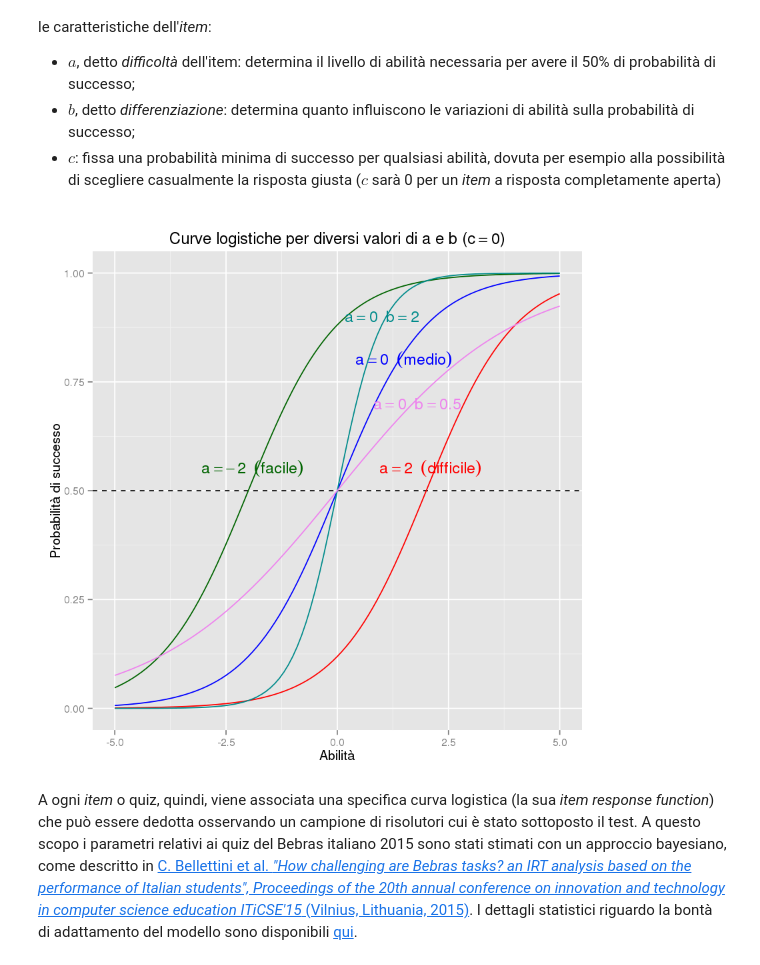
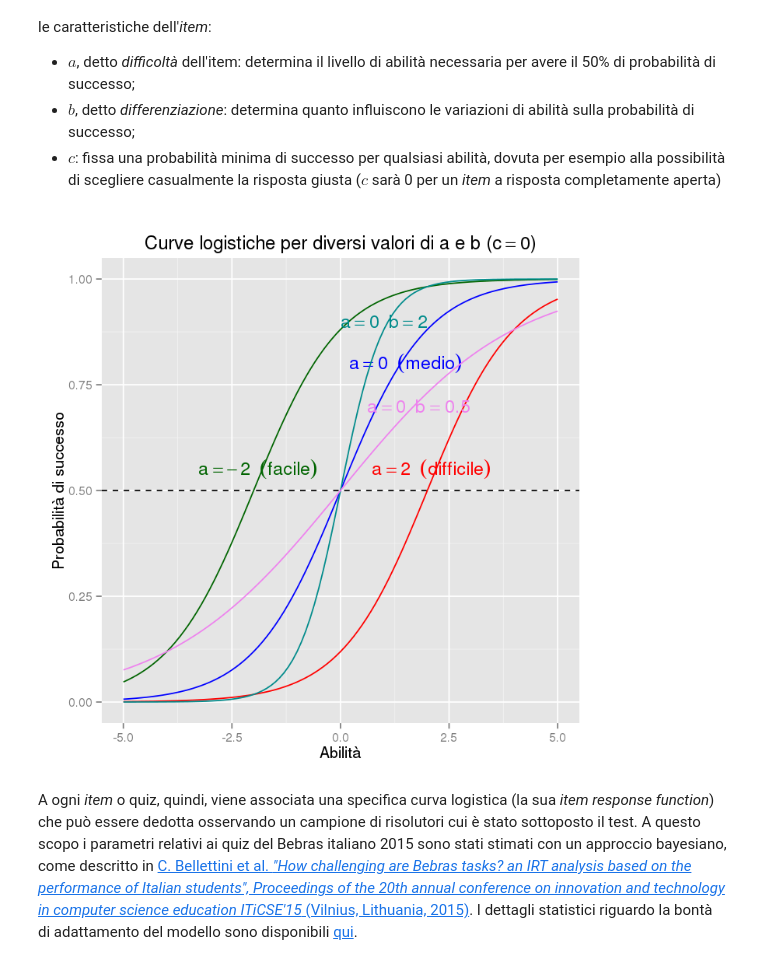
Before and after one commit to monga/bebras-it-nb, a Jupyter notebook: bebras-it.ipynb, the cells around one changed output. Drawn from its saved outputs; the diff is of its cells as text; code cells hidden in the pictures.

```diff
--- a/bebras-it.ipynb
+++ b/bebras-it.ipynb
@@ -25,23 +16,35 @@ data <- transform(data,
 # %%
 library("ggplot2")
-p <- ggplot(data, aes(x=x));
-p <- p + scale_x_continuous();
-p <- p + geom_hline(yintercept=0.5, linetype="dashed");
-p <- p + geom_line(aes(y=y_hard), color="red");
-p <- p + annotate("text", x=2.1, y=.55, label="a == 2 ~~(plain(difficile))", parse=TRUE, color="red");
-p <- p + geom_line(aes(y=y_easy), color="dark green");
-p <- p + annotate("text", x=-1.9, y=.55, label="a == -2 ~~(plain(facile))", parse=TRUE, color="dark green");
-p <- p + geom_line(aes(y=y_mean), color="blue");
-p <- p + annotate("text", x=1.5, y=.8, label="a == 0 ~~(plain(medio))", parse=TRUE, color="blue");
-p <- p + geom_line(aes(y=y_hdiscrimination), color="dark cyan");
-p <- p + annotate("text", x=1, y=.9, label="a == 0 ~~ b == 2", parse=TRUE, color="dark cyan");
-p <- p + geom_line(aes(y=y_ldiscrimination), color="violet");
-p <- p + annotate("text", x=1.8, y=.7, label="a == 0 ~~ b == .5", parse=TRUE, color="violet");
+data <- data.frame(x=seq(-5,5,.1))
+data <- transform(data,
+                  y_mean = logistic(x),
+                  y_hard = logistic(x,a=2),
+                  y_easy=logistic(x,a=-2),
+                  y_hdiscrimination=logistic(x,b=2),
+                  y_ldiscrimination=logistic(x,b=.5)
+                 );
+
+options(repr.plot.width=6, repr.plot.height=6)
+p <- ggplot(data, aes(x=x))
+p <- p + scale_x_continuous()
+p <- p + geom_hline(yintercept=0.5, linetype="dashed")
+p <- p + geom_line(aes(y=y_hard), color="red")
+p <- p + annotate("text", x=2.1, y=.55, label="a == 2 ~~(plain(difficile))", parse=TRUE, color="red")
+p <- p + geom_line(aes(y=y_easy), color="dark green")
+p <- p + annotate("text", x=-1.9, y=.55, label="a == -2 ~~(plain(facile))", parse=TRUE, color="dark green")
+p <- p + geom_line(aes(y=y_mean), color="blue")
+p <- p + annotate("text", x=1.5, y=.8, label="a == 0 ~~(plain(medio))", parse=TRUE, color="blue")
+p <- p + geom_line(aes(y=y_hdiscrimination), color="dark cyan")
+p <- p + annotate("text", x=1, y=.9, label="a == 0 ~~ b == 2", parse=TRUE, color="dark cyan")
+p <- p + geom_line(aes(y=y_ldiscrimination), color="violet")
+p <- p + annotate("text", x=1.8, y=.7, label="a == 0 ~~ b == .5", parse=TRUE, color="violet")
 p <- p + labs(title=expression(paste("Curve logistiche per diversi valori di ", a, " e ", b, " (",c==0,")")),
               x="Abilità", y="Probabilità di successo")
+
 p
+rm(data, p)
 # %% [output]
-[figure, old version]
+[figure, new version]
 # %% [markdown]
 A ogni *item* o quiz, quindi, viene associata una specifica curva logistica (la sua *item response function*) che può essere dedotta osservando un campione di risolutori cui è stato sottoposto il test. A questo scopo i parametri relativi ai quiz del Bebras italiano 2015 sono stati stimati con un approccio bayesiano, come descritto in [C. Bellettini et al. *"How challenging are Bebras tasks? an IRT analysis based on the performance of Italian students", Proceedings of the 20th annual conference on innovation and technology in computer science education ITiCSE'15* (Vilnius, Lithuania, 2015)](http://dx.doi.org/10.1145/2729094.2742603). I dettagli statistici riguardo la bontà di adattamento del modello sono disponibili [qui](https://mmonga.shinyapps.io/bebrasIT2015).
 # %% [markdown]
```
Also changed, not shown: parts of 19 cells of this notebook.
